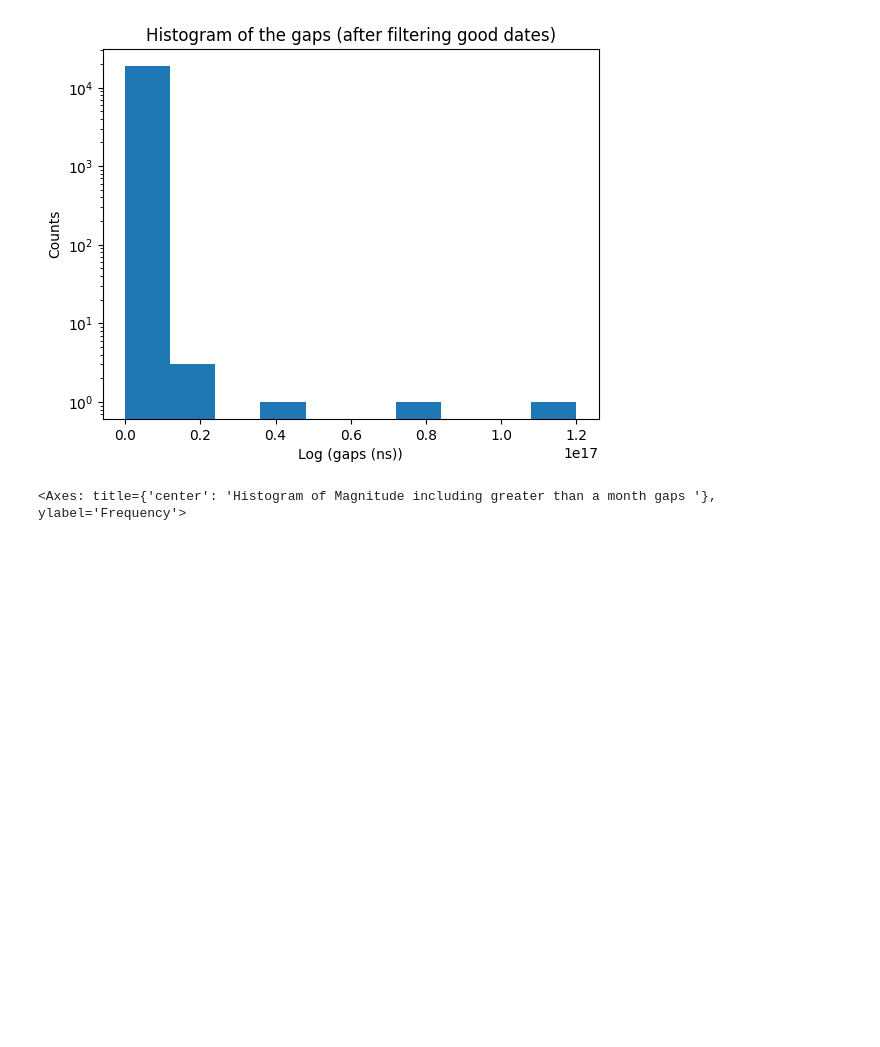
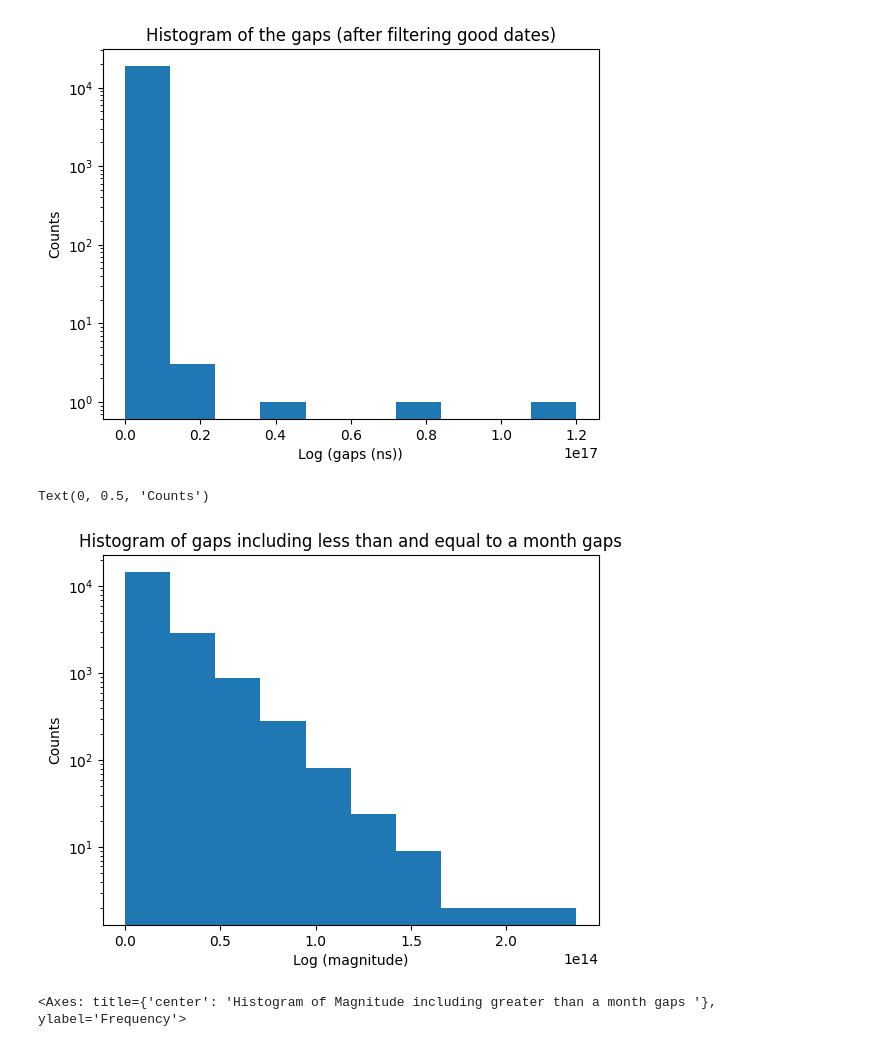
Before and after one commit to bivekpok/DSPS_BPokhrel, a Jupyter notebook: HW3/Hw3.ipynb, the cells around one changed output. Saved outputs shown, nothing was run; the diff lists cells and outputs as text; code cells hidden in the pictures; blank space fills up the shorter version.

```diff
--- a/HW3/Hw3.ipynb
+++ b/HW3/Hw3.ipynb
@@ -238,3 +242,10 @@ Text(0, 0.5, 'Counts')
+# %%
+eq_final['gaps'].plot(kind = 'hist', bins =10, logy = True, title = 'Histogram of gaps including less than and equal to a month gaps' )
+plt.xlabel('Log (magnitude)')
+plt.ylabel('Counts')
+# %% [output]
+Text(0, 0.5, 'Counts')
+[figure, added]
 # %%
 eq_good['MAG'].plot(kind = 'hist', bins =10, logy = True, title = 'Histogram of Magnitude including greater than a month gaps ')
 # %% [output]
```
Also changed, not shown: parts of 19 cells of this notebook.
